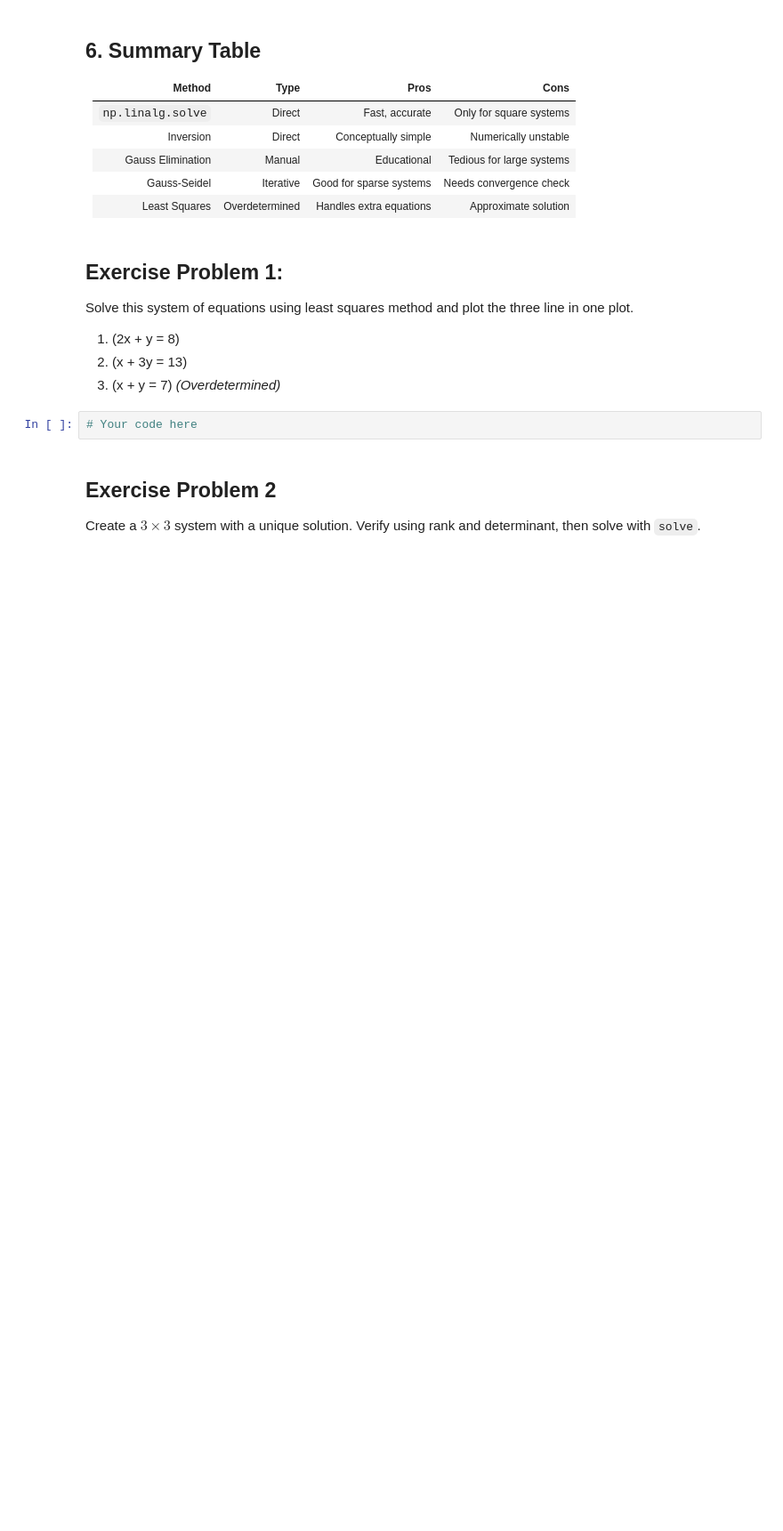
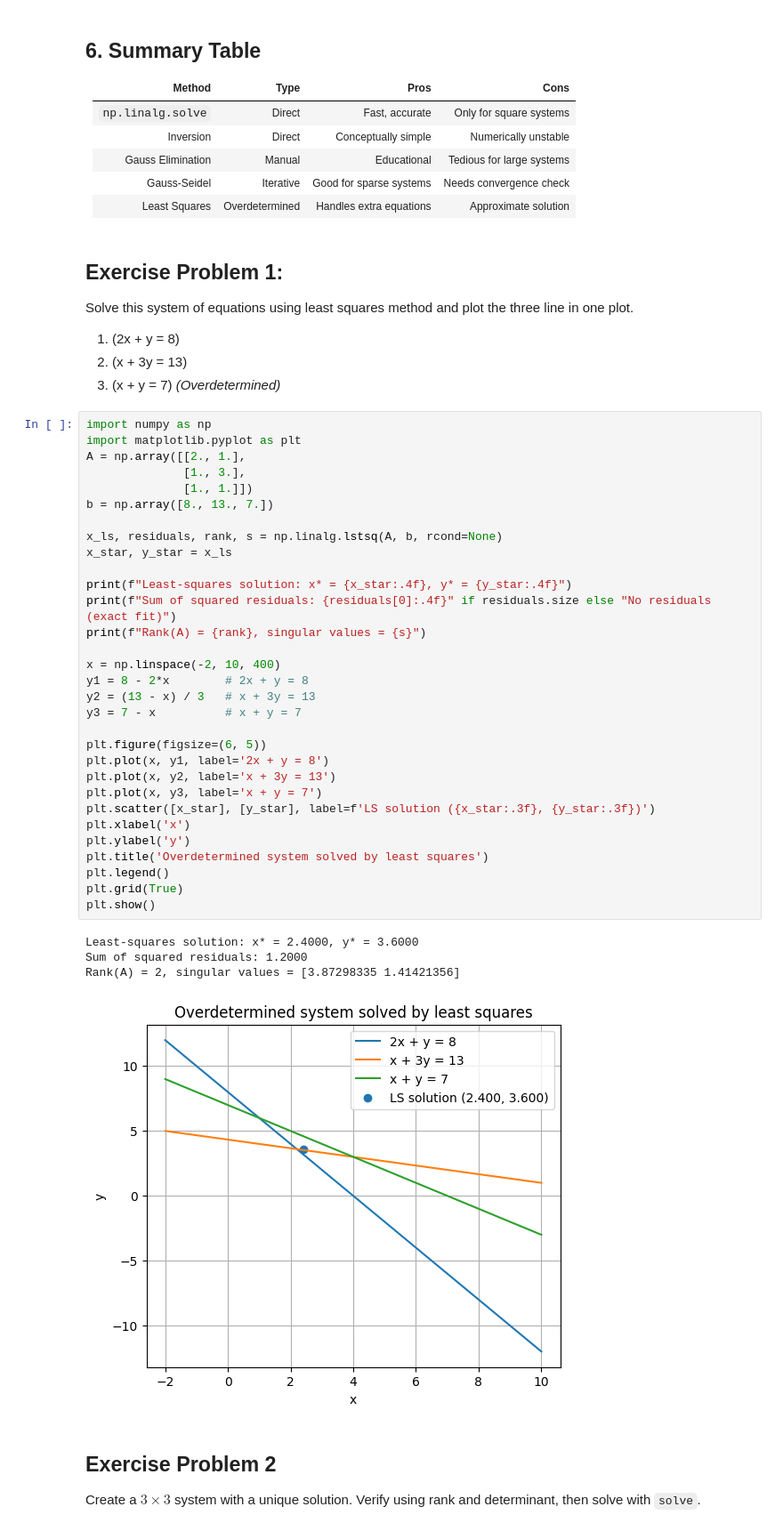
Before and after one commit to chrsshkm/Engineering-Methods-Lecture-Exercises, a Jupyter notebook: Lecture 8_Linear_Equations_Solver.ipynb, the cells around one changed output. Shown at 89% size. Saved outputs shown, nothing was run; the diff lists cells and outputs as text; blank space fills up the shorter version.

```diff
--- a/Lecture 8_Linear_Equations_Solver.ipynb
+++ b/Lecture 8_Linear_Equations_Solver.ipynb
@@ -466,7 +496,41 @@ Solve this system of equations using least squares method and plot the three lin
 2. \(x + 3y = 13\)
 3. \(x + y = 7\) *(Overdetermined)*
 # %%
-# Your code here
+import numpy as np
+import matplotlib.pyplot as plt
+A = np.array([[2., 1.],
+              [1., 3.],
+              [1., 1.]])
+b = np.array([8., 13., 7.])
+
+x_ls, residuals, rank, s = np.linalg.lstsq(A, b, rcond=None)
+x_star, y_star = x_ls
+
+print(f"Least-squares solution: x* = {x_star:.4f}, y* = {y_star:.4f}")
+print(f"Sum of squared residuals: {residuals[0]:.4f}" if residuals.size else "No residuals (exact fit)")
+print(f"Rank(A) = {rank}, singular values = {s}")
+
+x = np.linspace(-2, 10, 400)
+y1 = 8 - 2*x        # 2x + y = 8
+y2 = (13 - x) / 3   # x + 3y = 13
+y3 = 7 - x          # x + y = 7
+
+plt.figure(figsize=(6, 5))
+plt.plot(x, y1, label='2x + y = 8')
+plt.plot(x, y2, label='x + 3y = 13')
+plt.plot(x, y3, label='x + y = 7')
+plt.scatter([x_star], [y_star], label=f'LS solution ({x_star:.3f}, {y_star:.3f})')
+plt.xlabel('x')
+plt.ylabel('y')
+plt.title('Overdetermined system solved by least squares')
+plt.legend()
+plt.grid(True)
+plt.show()
+# %% [output]
+Least-squares solution: x* = 2.4000, y* = 3.6000
+Sum of squared residuals: 1.2000
+Rank(A) = 2, singular values = [3.87298335 1.41421356]
+[figure, added]
 # %% [markdown]
 ## Exercise Problem 2
 Create a $3\times 3$ system with a unique solution. Verify using rank and determinant, then solve with `solve`.
```
Also changed, not shown: parts of 6 cells of this notebook, 3 other files.
